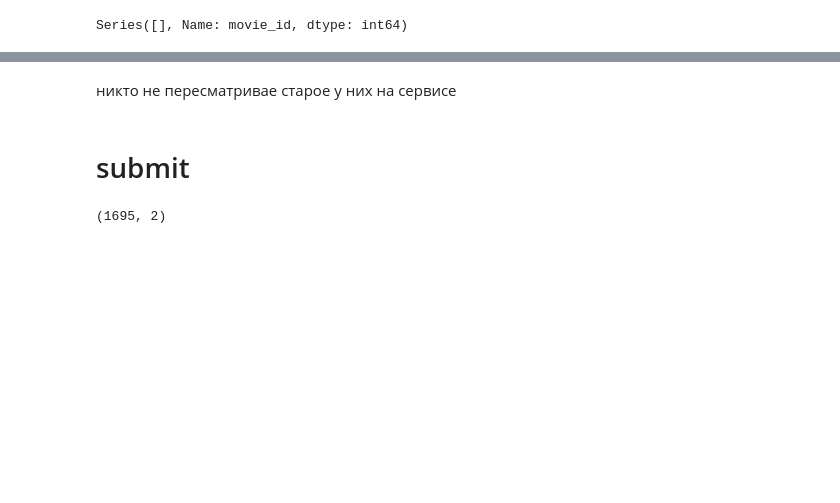
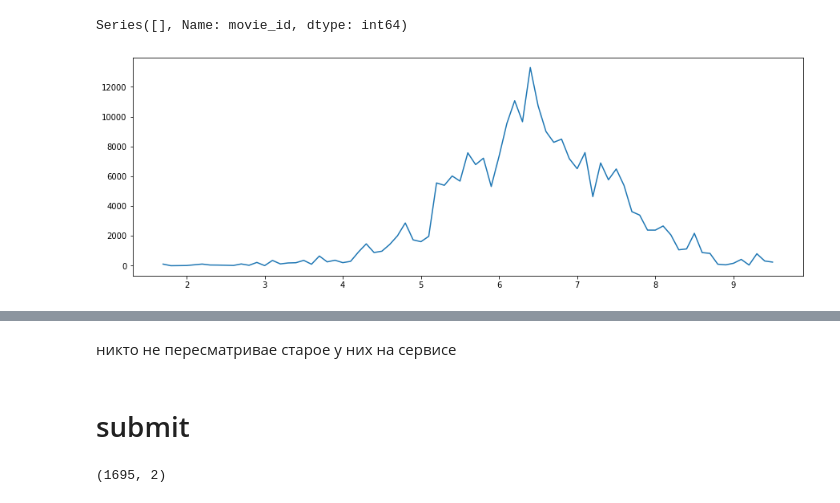
Before and after one commit to danilpolkov/sweet_RS, a Jupyter notebook: notebooks/EDA.ipynb, the cells around one changed output, grey strips where cells are left out. Saved outputs shown, nothing was run; the diff lists cells and outputs as text; code cells hidden in the pictures; blank space fills up the shorter version.

```diff
--- a/notebooks/EDA.ipynb
+++ b/notebooks/EDA.ipynb
@@ -269,3 +269,9 @@ repeat_users = user_hist_df[user_hist_df['episode_id'] == 0].groupby(['user_id',
 repeat_users[repeat_users>=2]
 # %% [output]
 Series([], Name: movie_id, dtype: int64)
+# %%
+plt.figure(figsize=(15, 5))
+
+user_hist_df_dd['imdb_rating'].value_counts().sort_index().plot();
+# %% [output]
+[figure, added]
```
Also changed, not shown: parts of 20 cells of this notebook, 5 other files.
